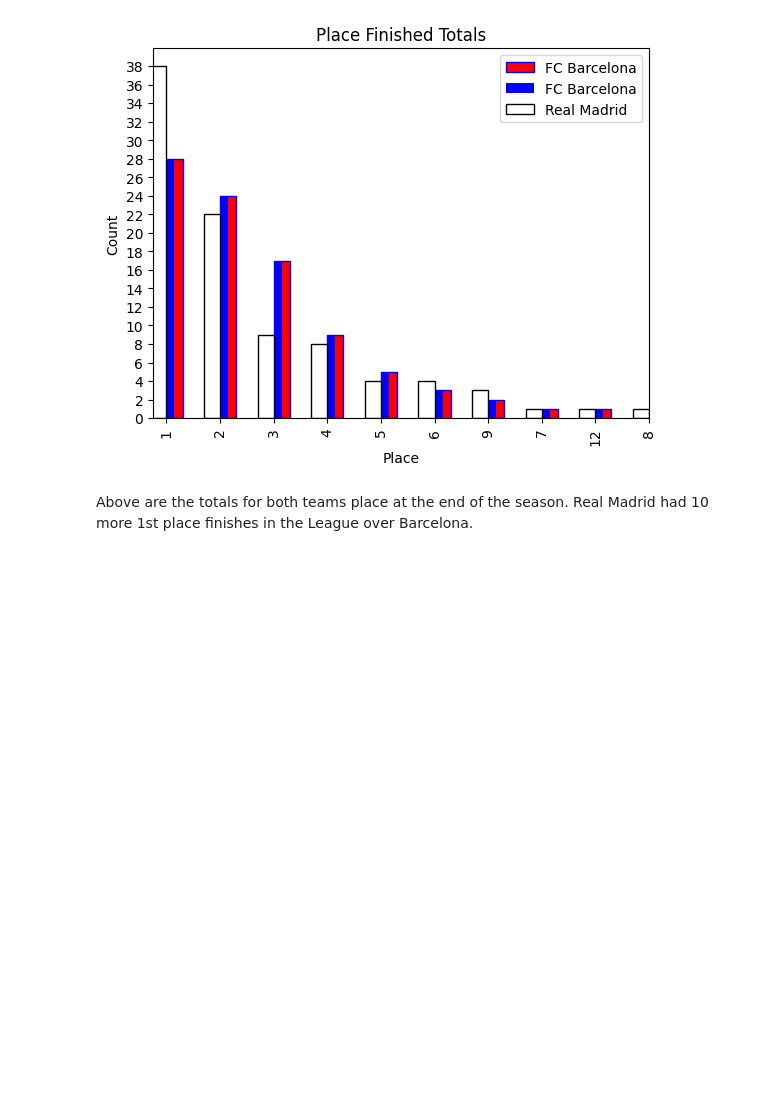
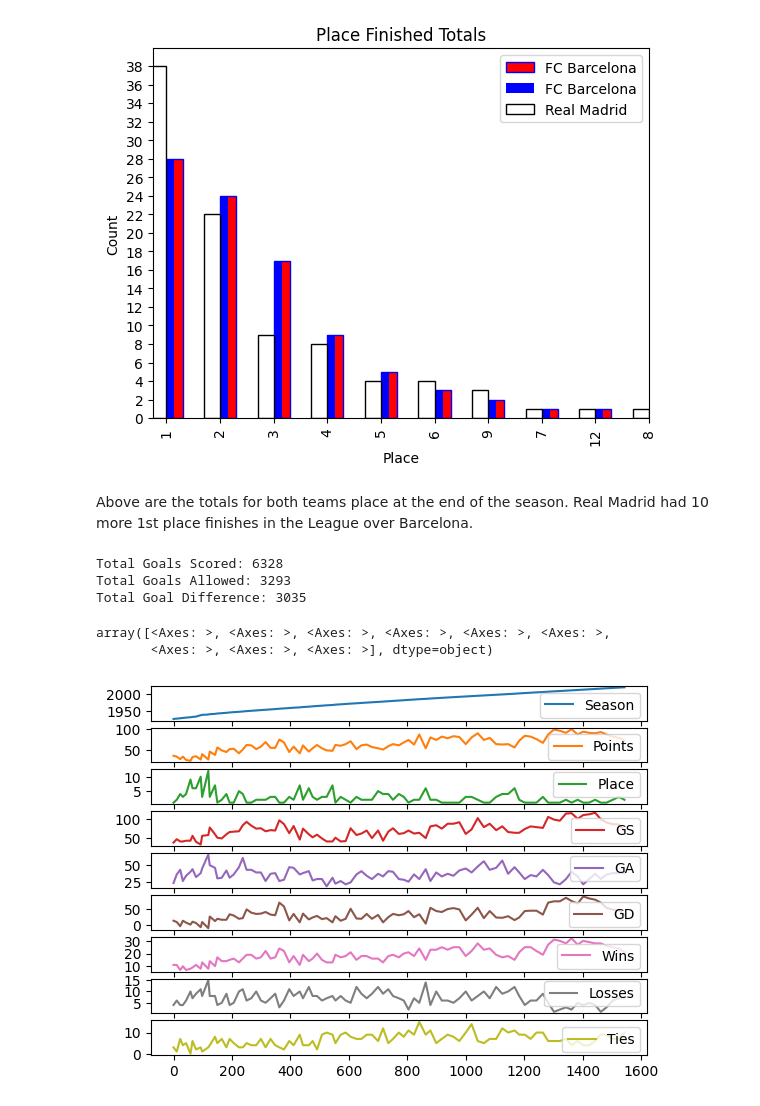
Before and after one commit to EvanDBush/soccer_rivalry_project, a Jupyter notebook: explore.ipynb, the cells around one changed output. Cells and saved outputs as stored; diff of their text form; code cells hidden in the pictures; blank space fills up the shorter version.

Commit message:
trying out new plots

```diff
--- a/explore.ipynb
+++ b/explore.ipynb
@@ -56,3 +56,21 @@ plt.show()
 [figure]
 # %% [markdown]
 Above are the totals for both teams place at the end of the season. Real Madrid had 10 more 1st place finishes in the League over Barcelona.
+# %%
+barca_total_goals_scored = barcelona_season_results_df['GS'].sum()
+barca_total_goals_allowed = barcelona_season_results_df['GA'].sum()
+barca_total_goal_differential = barcelona_season_results_df['GD'].sum()
+
+print(f'Total Goals Scored: {barca_total_goals_scored}')
+print(f'Total Goals Allowed: {barca_total_goals_allowed}')
+print(f'Total Goal Difference: {barca_total_goal_differential}')
+# %% [output]
+Total Goals Scored: 6328
+Total Goals Allowed: 3293
+Total Goal Difference: 3035
+# %%
+barcelona_season_results_df.plot(subplots=True)
+# %% [output]
+array([<Axes: >, <Axes: >, <Axes: >, <Axes: >, <Axes: >, <Axes: >,
+       <Axes: >, <Axes: >, <Axes: >], dtype=object)
+[figure, added]
```
